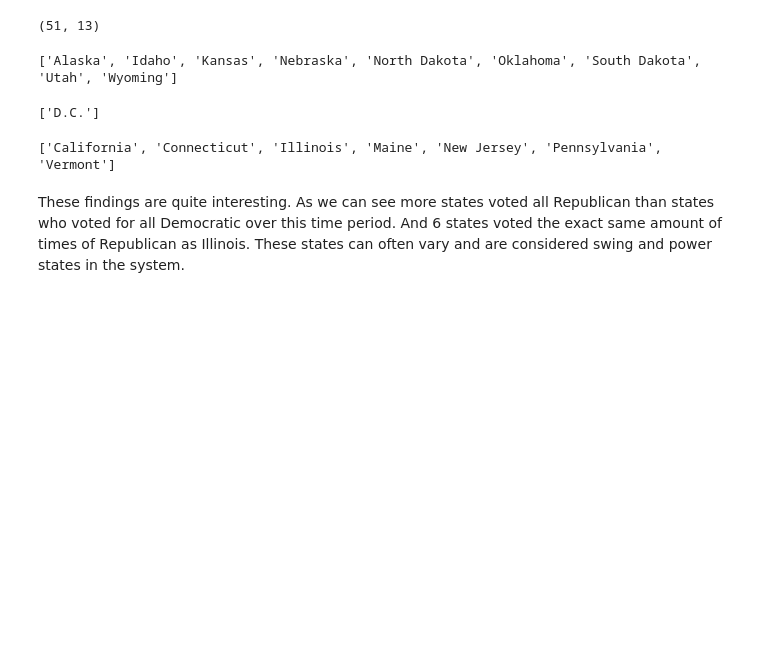
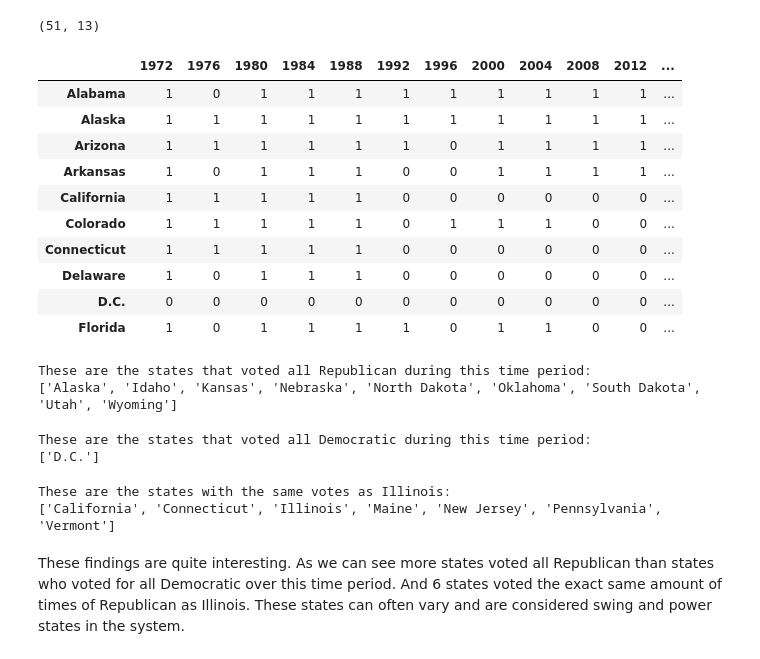
Before and after one commit to giomhern/data119, a Jupyter notebook: homeworks/hw6.ipynb, the cells around one changed output. Saved outputs shown, nothing was run; the diff lists cells and outputs as text; code cells hidden in the pictures; blank space fills up the shorter version.

```diff
--- a/homeworks/hw6.ipynb
+++ b/homeworks/hw6.ipynb
@@ -131,21 +113,39 @@ final_pres = final_pres.replace("D", 0)
 final_pres.shape
 # %% [output]
 (51, 13)
+# %%
+
+final_pres.head(10)
+# %% [output]
+|  | 1972 | 1976 | 1980 | 1984 | 1988 | 1992 | 1996 | 2000 | 2004 | 2008 | 2012 | ... |
+| Alabama | 1 | 0 | 1 | 1 | 1 | 1 | 1 | 1 | 1 | 1 | 1 | ... |
+| Alaska | 1 | 1 | 1 | 1 | 1 | 1 | 1 | 1 | 1 | 1 | 1 | ... |
+| Arizona | 1 | 1 | 1 | 1 | 1 | 1 | 0 | 1 | 1 | 1 | 1 | ... |
+| Arkansas | 1 | 0 | 1 | 1 | 1 | 0 | 0 | 1 | 1 | 1 | 1 | ... |
+| California | 1 | 1 | 1 | 1 | 1 | 0 | 0 | 0 | 0 | 0 | 0 | ... |
+| Colorado | 1 | 1 | 1 | 1 | 1 | 0 | 1 | 1 | 1 | 0 | 0 | ... |
+| Connecticut | 1 | 1 | 1 | 1 | 1 | 0 | 0 | 0 | 0 | 0 | 0 | ... |
+| Delaware | 1 | 0 | 1 | 1 | 1 | 0 | 0 | 0 | 0 | 0 | 0 | ... |
+| D.C. | 0 | 0 | 0 | 0 | 0 | 0 | 0 | 0 | 0 | 0 | 0 | ... |
+| Florida | 1 | 0 | 1 | 1 | 1 | 1 | 0 | 1 | 1 | 0 | 0 | ... |
 # %%
+#q3
 rep_states = []
 for index, row in final_pres.iterrows():
     if sum(row) == 13:
         rep_states.append(index)
-print(rep_states)
+print(f"These are the states that voted all Republican during this time period: \n{rep_states}")
 # %% [output]
+These are the states that voted all Republican during this time period:
 ['Alaska', 'Idaho', 'Kansas', 'Nebraska', 'North Dakota', 'Oklahoma', 'South Dakota', 'Utah', 'Wyoming']
 # %%
 dem_states = []
 for index, row in final_pres.iterrows():
     if sum(row) == 0:
         dem_states.append(index)
-print(dem_states)
+print(f"These are the states that voted all Democratic during this time period: \n{dem_states}")
 # %% [output]
+These are the states that voted all Democratic during this time period:
 ['D.C.']
 # %%
 il_votes = sum(final_pres.iloc[13])
@@ -153,8 +153,9 @@ same_il = []
 for index, row in final_pres.iterrows():
     if sum(row) == il_votes:
         same_il.append(index)
-print(same_il)
+print(f"These are the states with the same votes as Illinois: \n{same_il}")
 # %% [output]
+These are the states with the same votes as Illinois:
 ['California', 'Connecticut', 'Illinois', 'Maine', 'New Jersey', 'Pennsylvania', 'Vermont']
 # %% [markdown]
 These findings are quite interesting. As we can see more states voted all Republican
```
Also changed, not shown: parts of 6 cells of this notebook.
